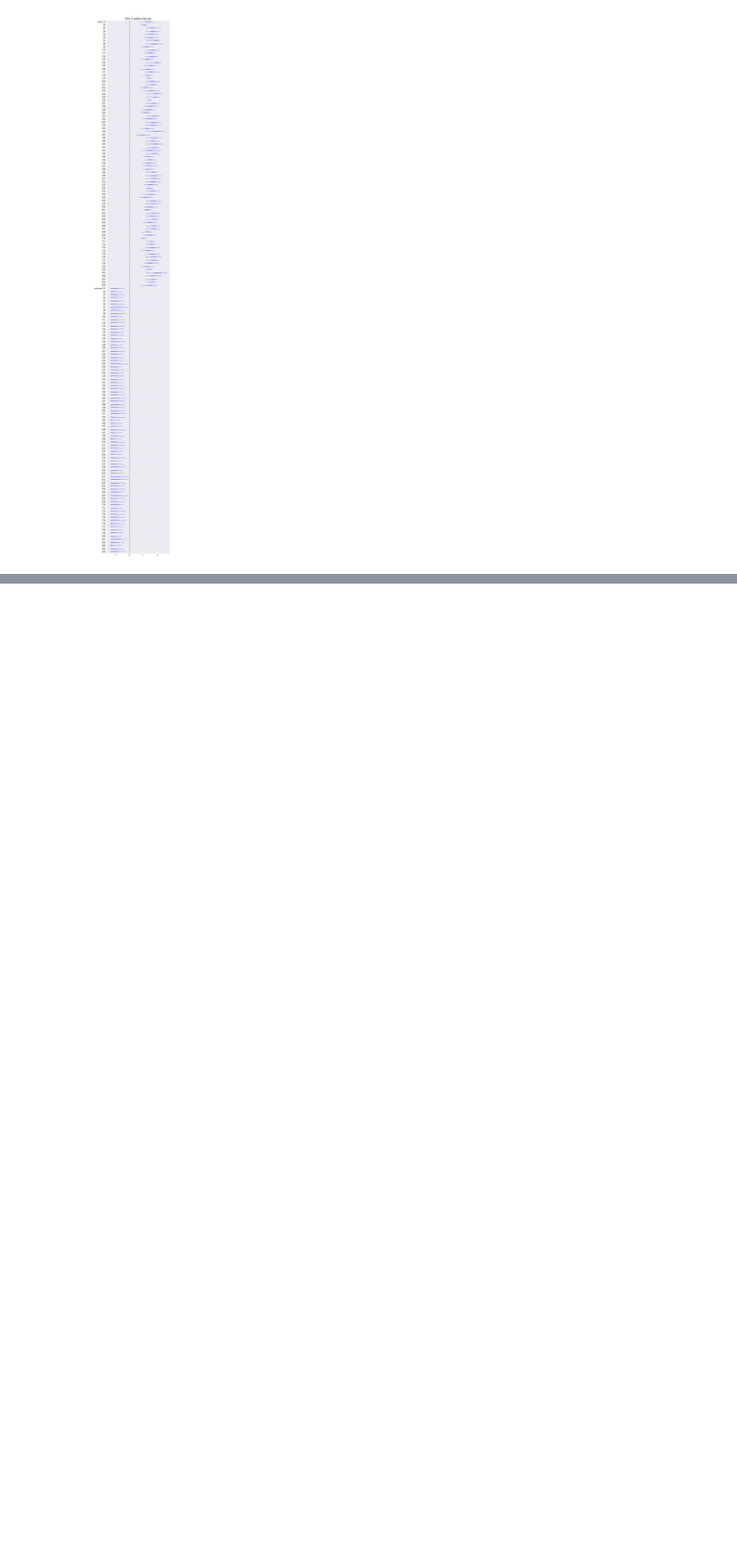
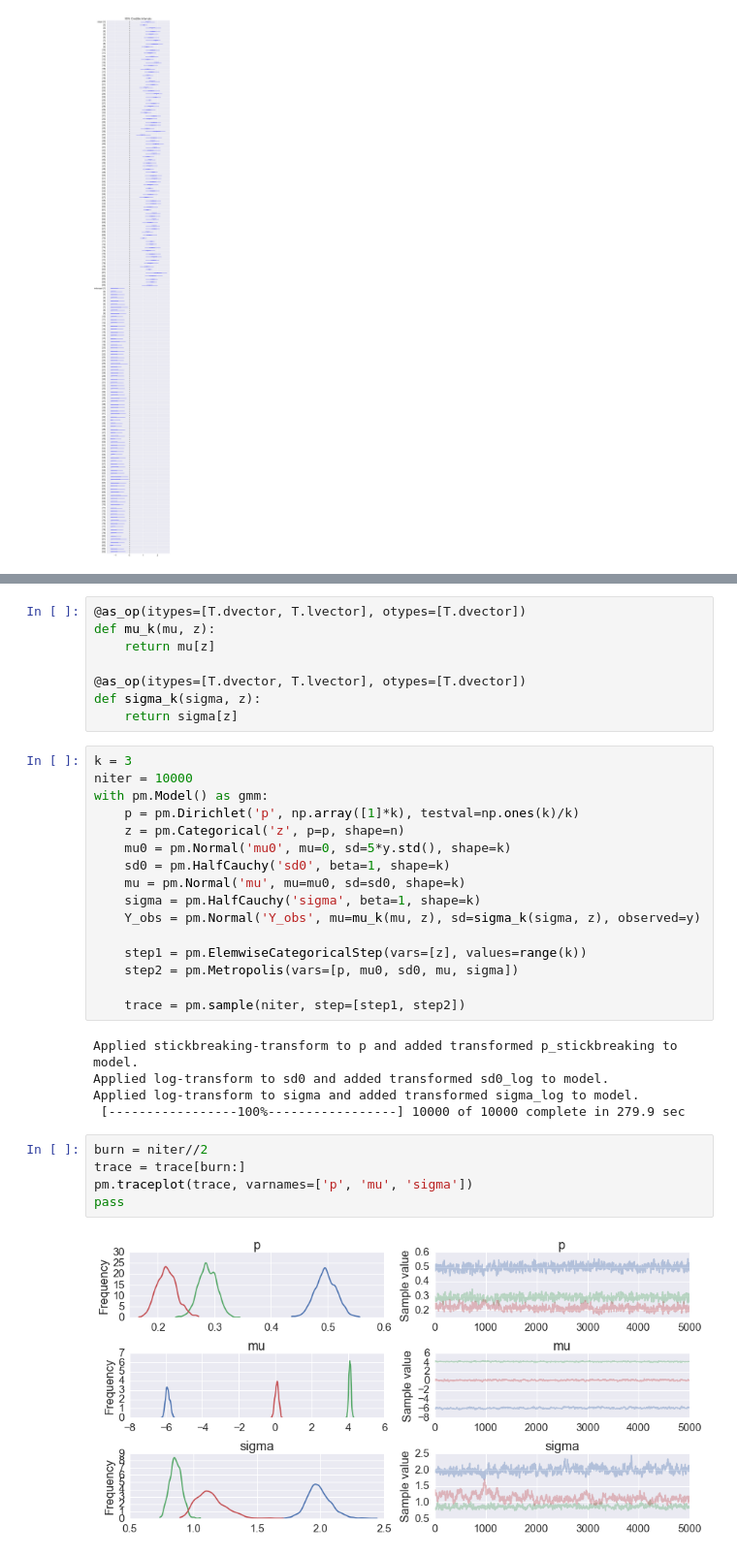
Before and after one commit to cliburn/sta-663-2016, a Jupyter notebook: lectures/16C_PyMC3.ipynb, the cells around one changed output, grey strips where cells are left out. Shown at 97% size. Cells and saved outputs as stored; diff of their text form; blank space fills up the shorter version.

```diff
--- a/lectures/16C_PyMC3.ipynb
+++ b/lectures/16C_PyMC3.ipynb
@@ -591,0 +681,36 @@ pass
+# %%
+@as_op(itypes=[T.dvector, T.lvector], otypes=[T.dvector])
+def mu_k(mu, z):
+    return mu[z]
+
+@as_op(itypes=[T.dvector, T.lvector], otypes=[T.dvector])
+def sigma_k(sigma, z):
+    return sigma[z]
+# %%
+k = 3
+niter = 10000
+with pm.Model() as gmm:
+    p = pm.Dirichlet('p', np.array([1]*k), testval=np.ones(k)/k)
+    z = pm.Categorical('z', p=p, shape=n)
+    mu0 = pm.Normal('mu0', mu=0, sd=5*y.std(), shape=k)
+    sd0 = pm.HalfCauchy('sd0', beta=1, shape=k)
+    mu = pm.Normal('mu', mu=mu0, sd=sd0, shape=k)
+    sigma = pm.HalfCauchy('sigma', beta=1, shape=k)
+    Y_obs = pm.Normal('Y_obs', mu=mu_k(mu, z), sd=sigma_k(sigma, z), observed=y)
+
+    step1 = pm.ElemwiseCategoricalStep(vars=[z], values=range(k))
+    step2 = pm.Metropolis(vars=[p, mu0, sd0, mu, sigma])
+
+    trace = pm.sample(niter, step=[step1, step2])
+# %% [output]
+Applied stickbreaking-transform to p and added transformed p_stickbreaking to model.
+Applied log-transform to sd0 and added transformed sd0_log to model.
+Applied log-transform to sigma and added transformed sigma_log to model.
+ [-----------------100%-----------------] 10000 of 10000 complete in 279.9 sec
+# %%
+burn = niter//2
+trace = trace[burn:]
+pm.traceplot(trace, varnames=['p', 'mu', 'sigma'])
+pass
+# %% [output]
+[figure, added]
```
Also changed, not shown: parts of 22 cells of this notebook.
